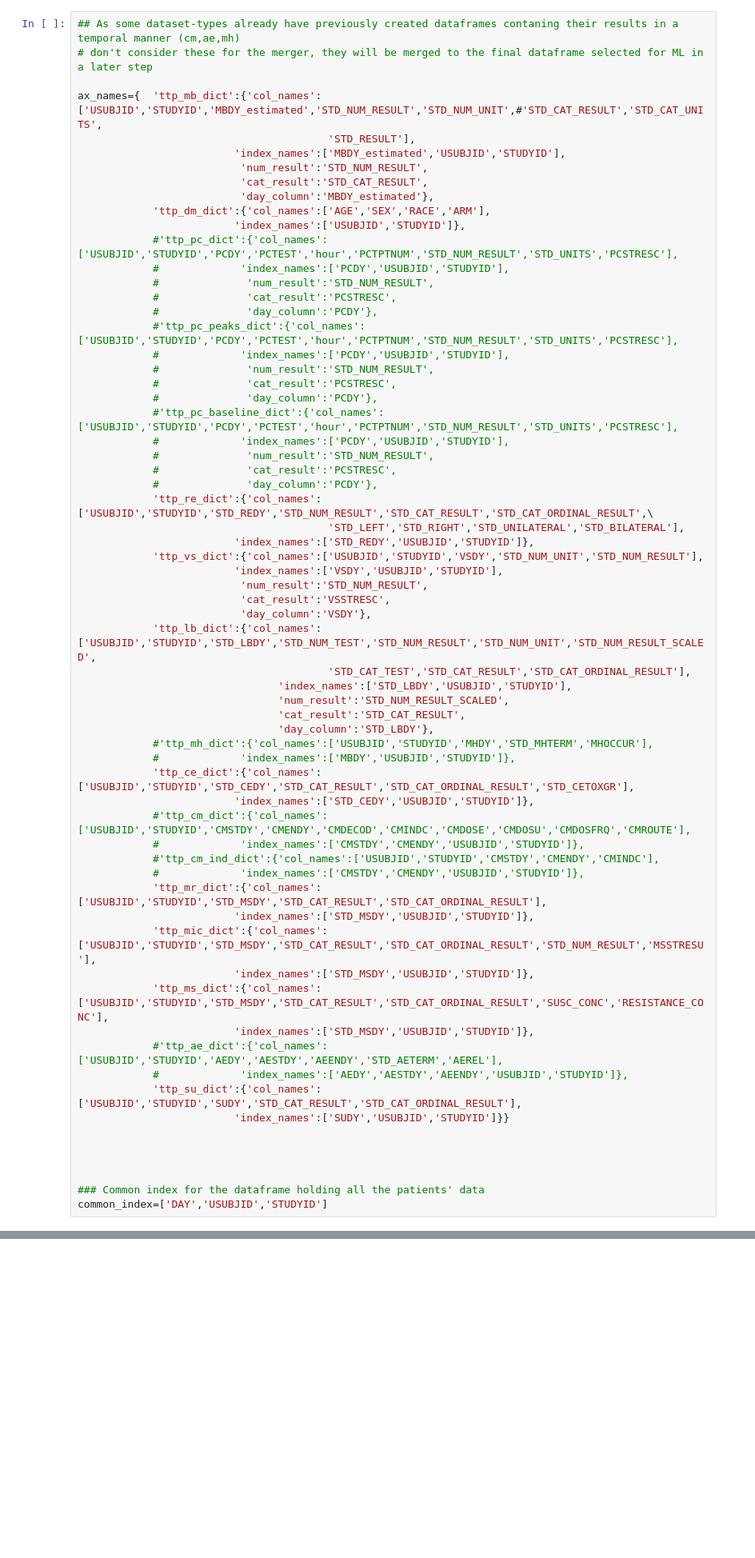
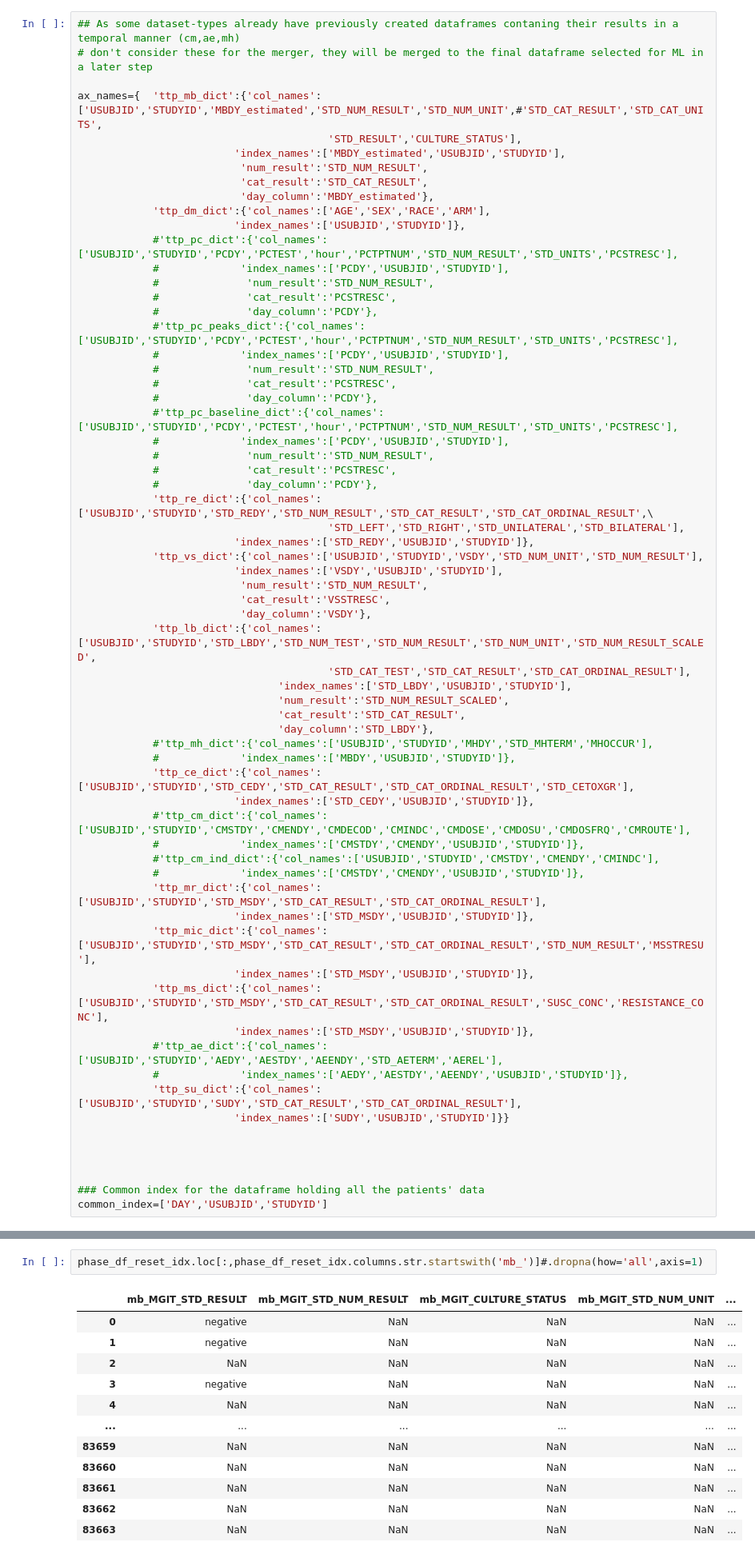
Before and after one commit to gargerd/outcome_prediction, a Jupyter notebook: s5_3_create_merged_datasets.ipynb, the cells around one changed output, grey strips where cells are left out. Shown at 80% size. Cells and saved outputs as stored; diff of their text form; blank space fills up the shorter version.

```diff
--- a/s5_3_create_merged_datasets.ipynb
+++ b/s5_3_create_merged_datasets.ipynb
@@ -48,7 +48,7 @@ with open('../data/vars_for_analysis_per_phase.pkl', 'rb') as file:
 # don't consider these for the merger, they will be merged to the final dataframe selected for ML in a later step
 
 ax_names={  'ttp_mb_dict':{'col_names':['USUBJID','STUDYID','MBDY_estimated','STD_NUM_RESULT','STD_NUM_UNIT',#'STD_CAT_RESULT','STD_CAT_UNITS',
-                                        'STD_RESULT'],
+                                        'STD_RESULT','CULTURE_STATUS'],
                          'index_names':['MBDY_estimated','USUBJID','STUDYID'],
                           'num_result':'STD_NUM_RESULT',
                           'cat_result':'STD_CAT_RESULT',
@@ -512,3 +532,18 @@ mr
 mic
 ms
 su
+# %%
+phase_df_reset_idx.loc[:,phase_df_reset_idx.columns.str.startswith('mb_')]#.dropna(how='all',axis=1)
+# %% [output]
+|  | mb_MGIT_STD_RESULT | mb_MGIT_STD_NUM_RESULT | mb_MGIT_CULTURE_STATUS | mb_MGIT_STD_NUM_UNIT | ... |
+| 0 | negative | NaN | NaN | NaN | ... |
+| 1 | negative | NaN | NaN | NaN | ... |
+| 2 | NaN | NaN | NaN | NaN | ... |
+| 3 | negative | NaN | NaN | NaN | ... |
+| 4 | NaN | NaN | NaN | NaN | ... |
+| ... | ... | ... | ... | ... | ... |
+| 83659 | NaN | NaN | NaN | NaN | ... |
+| 83660 | NaN | NaN | NaN | NaN | ... |
+| 83661 | NaN | NaN | NaN | NaN | ... |
+| 83662 | NaN | NaN | NaN | NaN | ... |
+| 83663 | NaN | NaN | NaN | NaN | ... |
```
Also changed, not shown: parts of 4 cells of this notebook, 13 other files.
